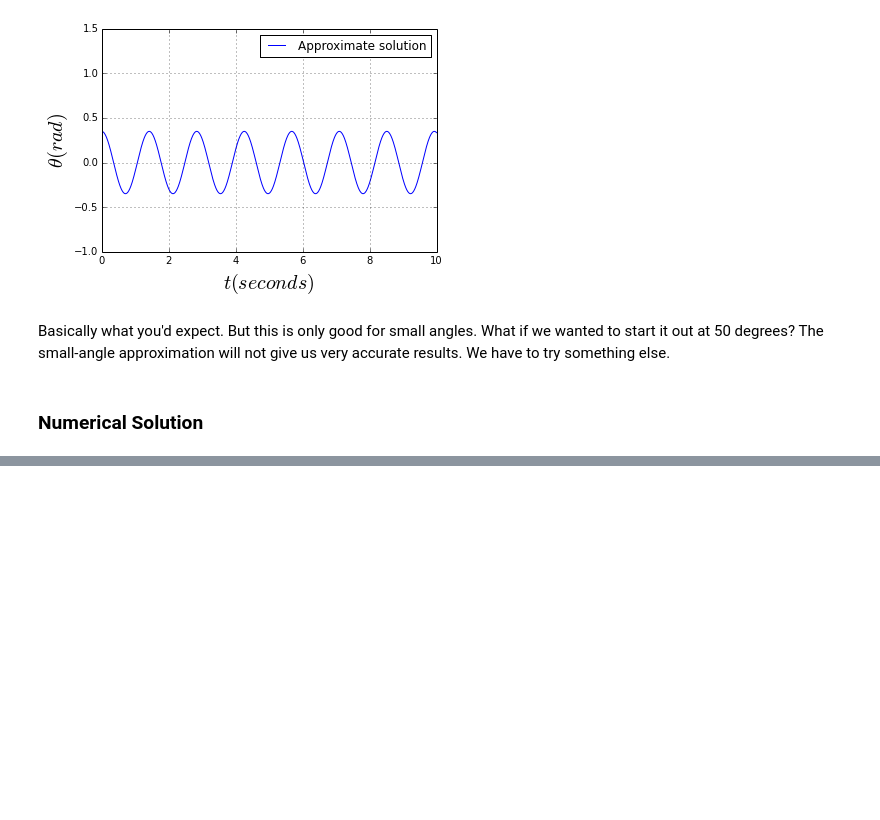
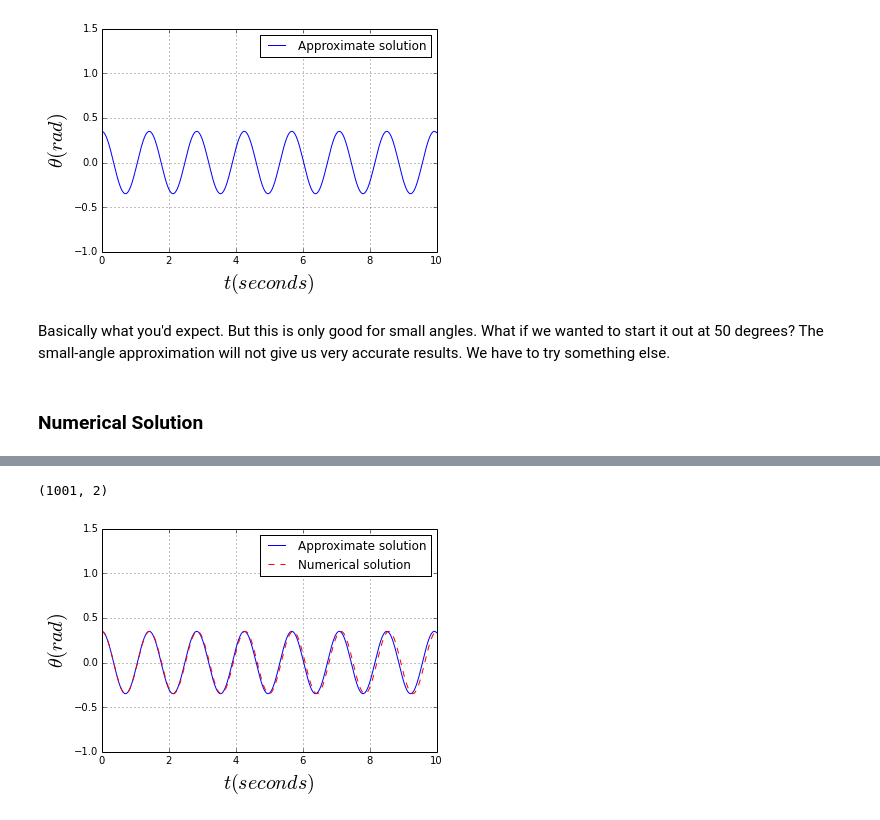
Before and after one commit to slewis06/PHYS202-S14, a Jupyter notebook: SciPy/ODETour.ipynb, the cells around one changed output, grey strips where cells are left out. Saved outputs shown, nothing was run; the diff lists cells and outputs as text; code cells hidden in the pictures; blank space fills up the shorter version.

Commit message:
ODE tour and began exercises. Still working on Integration exers number 4

```diff
--- a/SciPy/ODETour.ipynb
+++ b/SciPy/ODETour.ipynb
@@ -33,0 +36,9 @@ Basically what you'd expect. But this is only good for small angles. What if we
+# %%
+def deriv(theta_current,t):   #Return derivatives of the array theta
+    g = 9.81 #m/s^2
+    ell = 0.5 #m
+    theta = theta_current[0]
+    omega = theta_current[1]
+    dtheta = omega
+    domega = -(g/ell)*np.sin(theta)
+    return np.array([dtheta, domega])
@@ -33,0 +69,24 @@ Basically what you'd expect. But this is only good for small angles. What if we
+# %%
+t = np.arange(0.,10.+0.01,0.01)
+th0 = 20.*pi/180 # 20 degrees, but must use radians
+
+omega0 = 0. #starting from rest, omega = 0
+theta_init = np.array([th0, omega0]) # initial values, th0 from before = 20 degrees, expressed in radians
+
+#Pass the function deriv to the solver with initial values and integration variable.
+theta = odeint(deriv, theta_init, t)
+# %%
+print theta.shape
+# %% [output]
+(1001, 2)
+# %%
+plt.plot(t,theta_app(t),'b-',label="Approximate solution")
+plt.plot(t,theta[:,0],'r--',label="Numerical solution")
+plt.xlabel(r'$t (seconds)$',fontsize=20)
+plt.ylabel(r'$\theta (rad)$',fontsize=20)
+plt.ylim(-1,1.5)
+plt.grid()
+plt.legend()
+plt.show()
+# %% [output]
+[figure, added]
```
Also changed, not shown: parts of 33 cells of this notebook, 2 other files.
